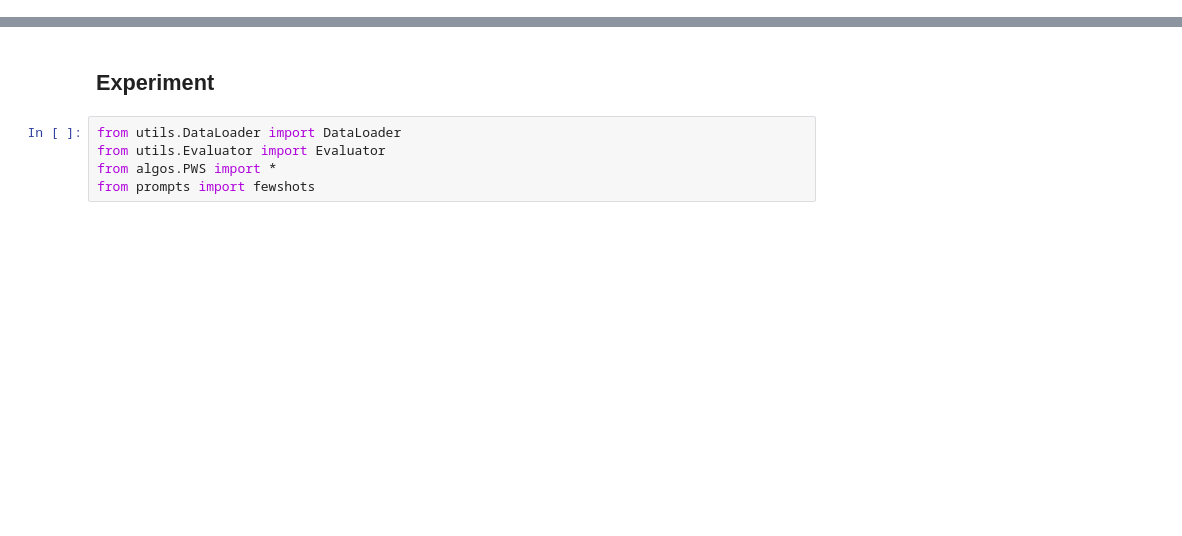
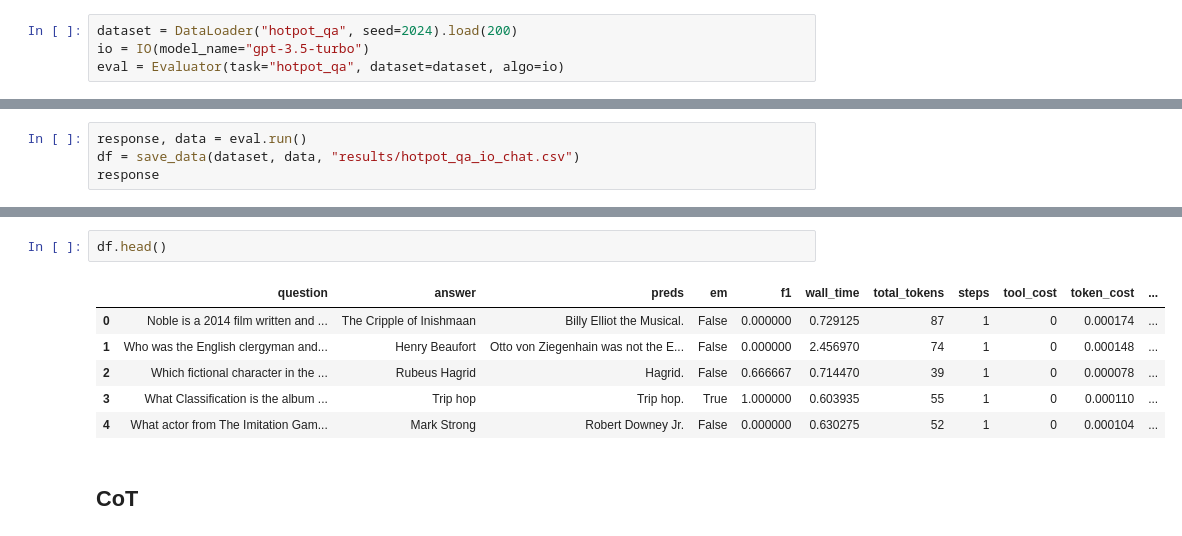
Before and after one commit to billxbf/PWS, a Jupyter notebook: Evaluation.ipynb, the cells around one changed output, grey strips where cells are left out. Cells and saved outputs as stored; diff of their text form; blank space fills up the shorter version.

```diff
--- a/Evaluation.ipynb
+++ b/Evaluation.ipynb
@@ -0,0 +34,4 @@
+# %%
+dataset = DataLoader("hotpot_qa", seed=2024).load(200)
+io = IO(model_name="gpt-3.5-turbo")
+eval = Evaluator(task="hotpot_qa", dataset=dataset, algo=io)
@@ -0,0 +40,4 @@
+# %%
+response, data = eval.run()
+df = save_data(dataset, data, "results/hotpot_qa_io_chat.csv")
+response
@@ -1,8 +55,12 @@
+# %%
+df.head()
+# %% [output]
+|  | question | answer | preds | em | f1 | wall_time | total_tokens | steps | tool_cost | token_cost | ... |
+| 0 | Noble is a 2014 film written and ... | The Cripple of Inishmaan | Billy Elliot the Musical. | False | 0.000000 | 0.729125 | 87 | 1 | 0 | 0.000174 | ... |
+| 1 | Who was the English clergyman and... | Henry Beaufort | Otto von Ziegenhain was not the E... | False | 0.000000 | 2.456970 | 74 | 1 | 0 | 0.000148 | ... |
+| 2 | Which fictional character in the ... | Rubeus Hagrid | Hagrid. | False | 0.666667 | 0.714470 | 39 | 1 | 0 | 0.000078 | ... |
+| 3 | What Classification is the album ... | Trip hop | Trip hop. | True | 1.000000 | 0.603935 | 55 | 1 | 0 | 0.000110 | ... |
+| 4 | What actor from The Imitation Gam... | Mark Strong | Robert Downey Jr. | False | 0.000000 | 0.630275 | 52 | 1 | 0 | 0.000104 | ... |
 # %% [markdown]
-## Experiment
+## CoT
-# %%
-from utils.DataLoader import DataLoader
-from utils.Evaluator import Evaluator
-from algos.PWS import *
-from prompts import fewshots
 # %%
```
Also changed, not shown: parts of 23 cells of this notebook, 22 other files.
